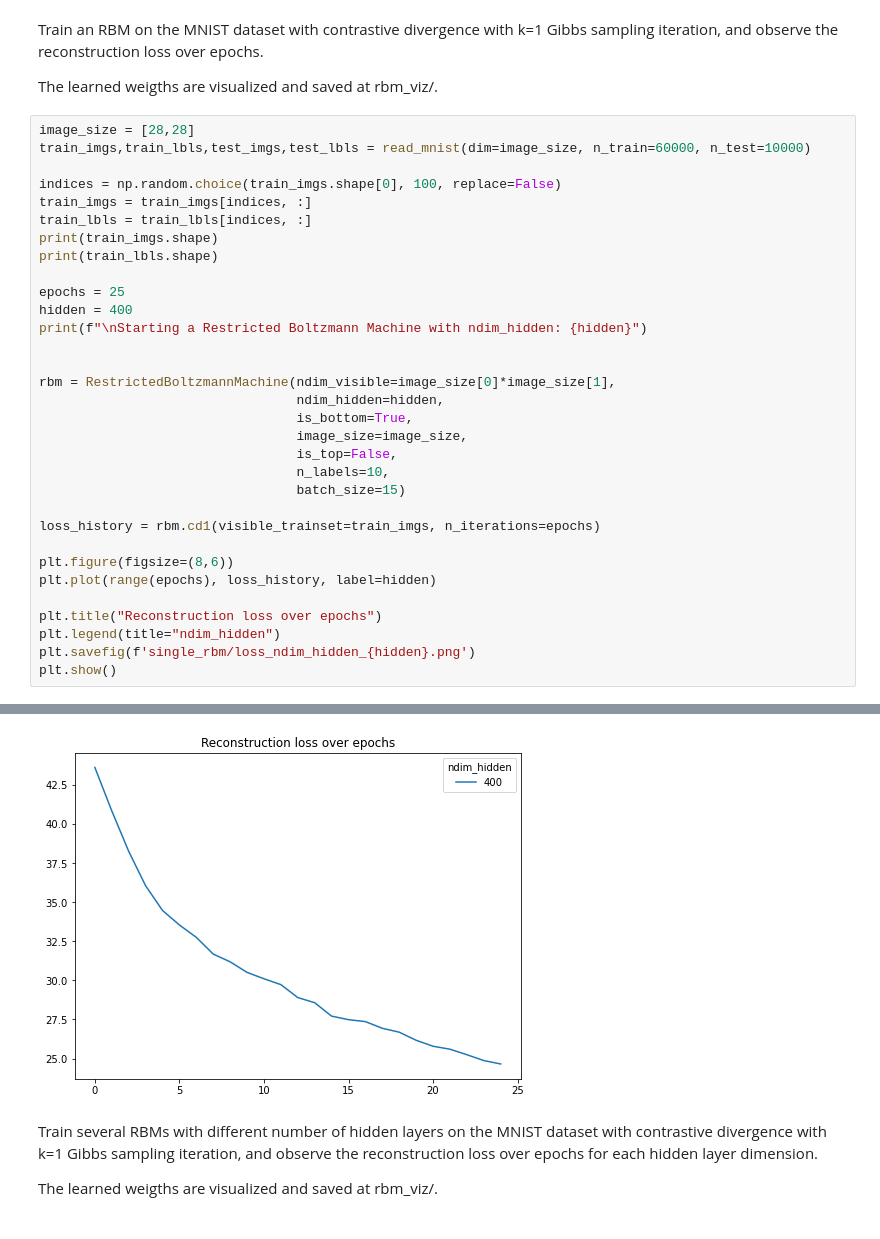
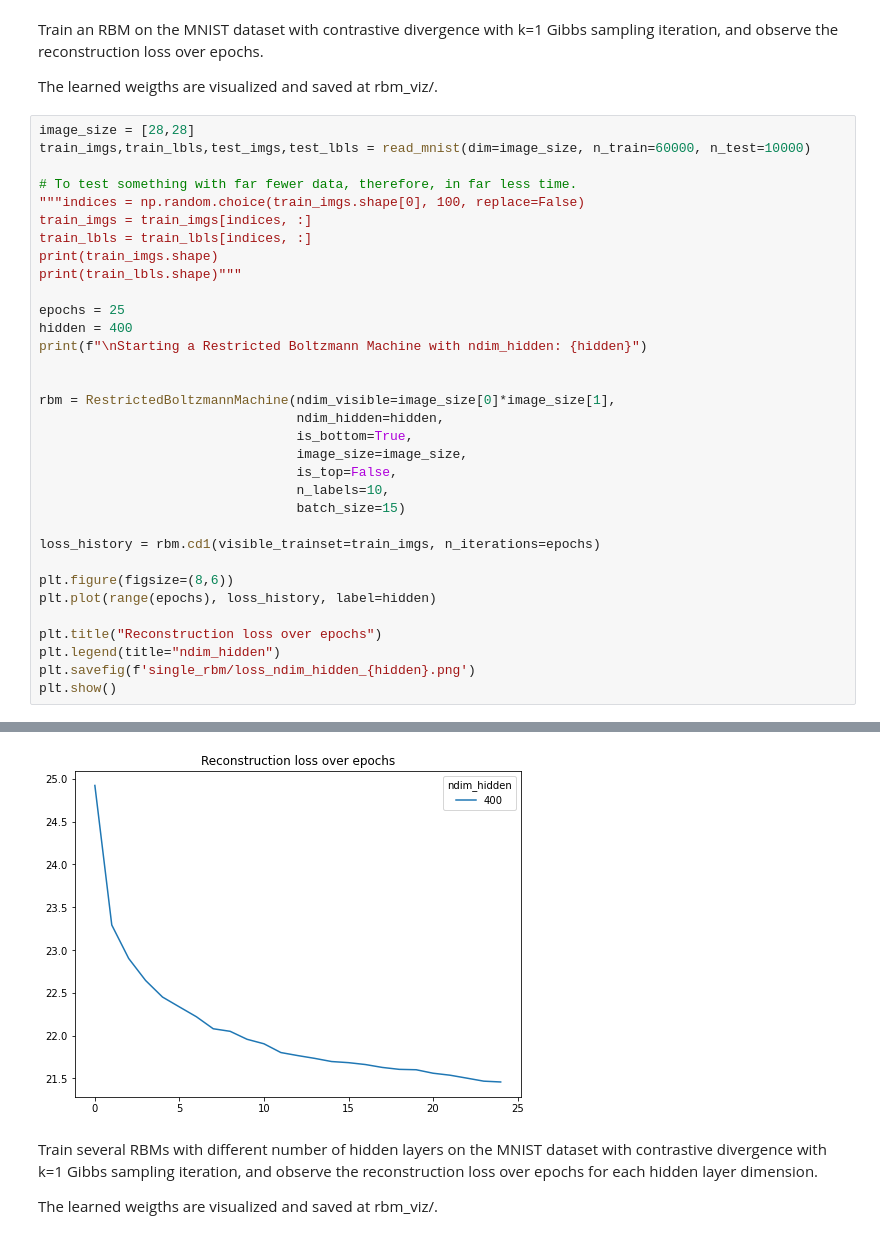
Before and after one commit to mark-antal-csizmadia/rbm_dbn, a Jupyter notebook: rbm_dbn.ipynb, the cells around one changed output, grey strips where cells are left out. Drawn from its saved outputs; the diff is of its cells as text.

```diff
--- a/rbm_dbn.ipynb
+++ b/rbm_dbn.ipynb
@@ -24,11 +24,12 @@ The learned weigths are visualized and saved at rbm_viz/.
 image_size = [28,28]
 train_imgs,train_lbls,test_imgs,test_lbls = read_mnist(dim=image_size, n_train=60000, n_test=10000)
 
-indices = np.random.choice(train_imgs.shape[0], 100, replace=False)
+# To test something with far fewer data, therefore, in far less time.
+"""indices = np.random.choice(train_imgs.shape[0], 100, replace=False)
 train_imgs = train_imgs[indices, :]
 train_lbls = train_lbls[indices, :]
 print(train_imgs.shape)
-print(train_lbls.shape)
+print(train_lbls.shape)"""
 
 epochs = 25
 hidden = 400
@@ -73,4 +74,4 @@ iteration=     25 Reconstruction loss=24.6563
-[figure, old version]
+[figure, new version]
 # %% [markdown]
 Train several RBMs with different number of hidden layers on the MNIST dataset with contrastive divergence with k=1 Gibbs sampling iteration, and observe the reconstruction loss over epochs for each hidden layer dimension.
 
```
Also changed, not shown: parts of 5 cells of this notebook, 57 other files.
